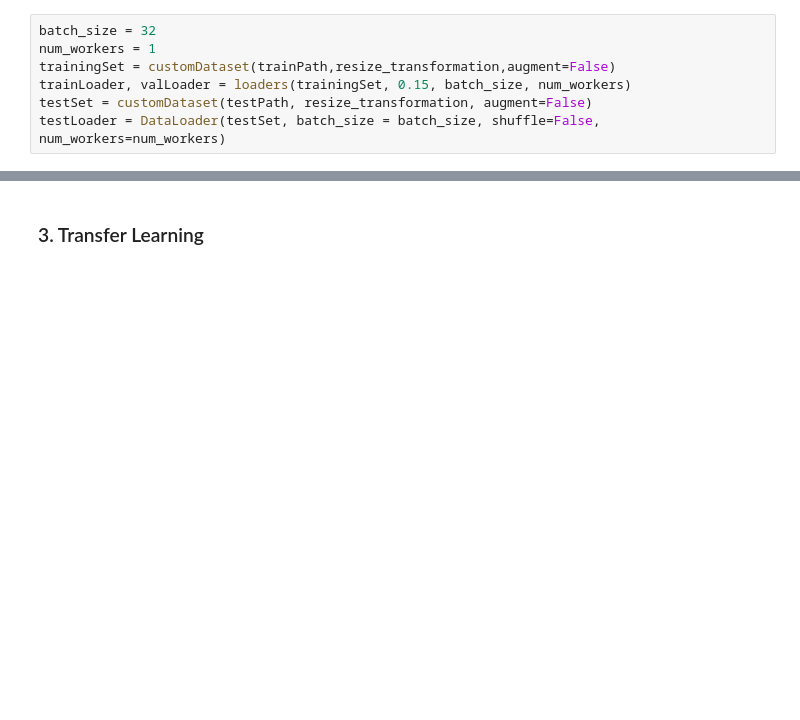
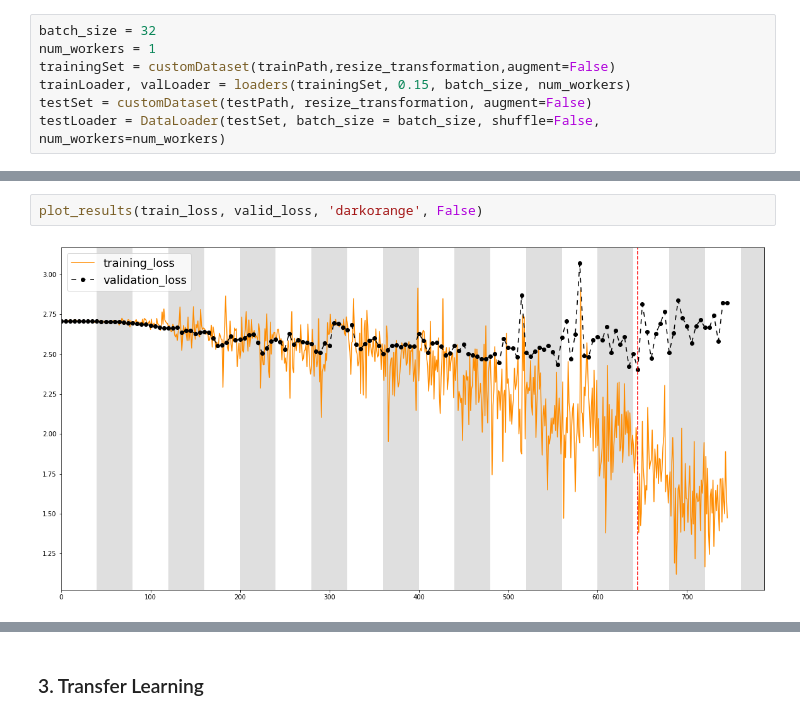
Before and after one commit to ClaudiaD97/CV_project, a Jupyter notebook: complete.ipynb, the cells around one changed output, grey strips where cells are left out. Cells and saved outputs as stored; diff of their text form; blank space fills up the shorter version.

```diff
--- a/complete.ipynb
+++ b/complete.ipynb
@@ -273,0 +359,4 @@ testLoader = DataLoader(testSet, batch_size = batch_size, shuffle=False, num_wor
+# %%
+plot_results(train_loss, valid_loss, 'darkorange', False)
+# %% [output]
+[figure, added]
```
Also changed, not shown: parts of 74 cells of this notebook.
